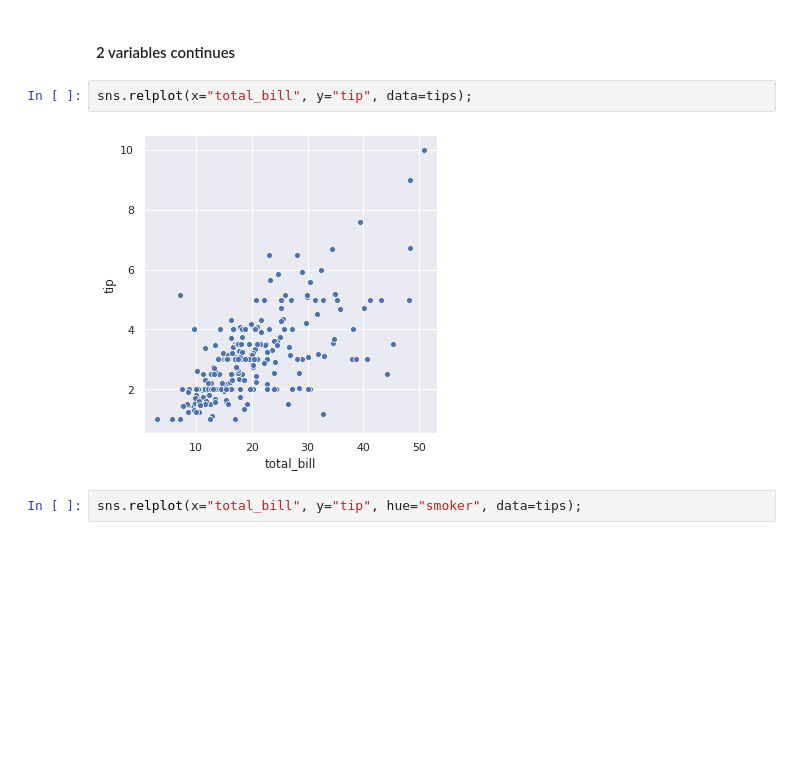
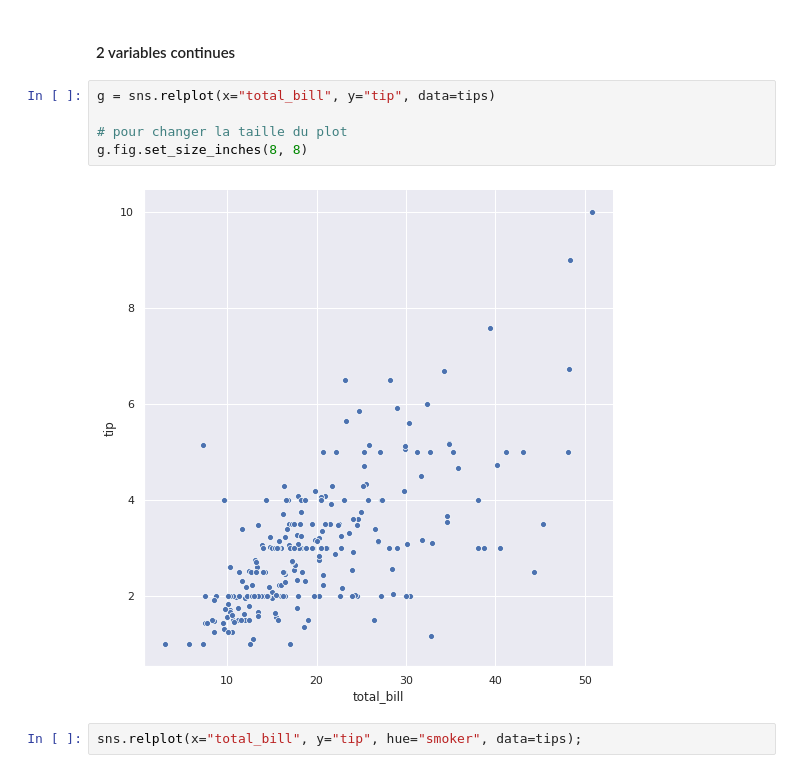
Before and after one commit to lelain/Notes_Python, a Jupyter notebook: Numpy_Matplotlib_Pandas.ipynb, the cells around one changed output. Cells and saved outputs as stored; diff of their text form; blank space fills up the shorter version.

```diff
--- a/Numpy_Matplotlib_Pandas.ipynb
+++ b/Numpy_Matplotlib_Pandas.ipynb
@@ -963,9 +965,12 @@ tips
 # %% [markdown]
 #### 2 variables continues
 # %%
-sns.relplot(x="total_bill", y="tip", data=tips);
+g = sns.relplot(x="total_bill", y="tip", data=tips)
+
+# pour changer la taille du plot
+g.fig.set_size_inches(8, 8)
 # %% [output]
-[figure, old version]
+[figure, new version]
 # %%
 sns.relplot(x="total_bill", y="tip", hue="smoker", data=tips);
 # %% [output]
```
Also changed, not shown: parts of 53 cells of this notebook, 3 other files.
